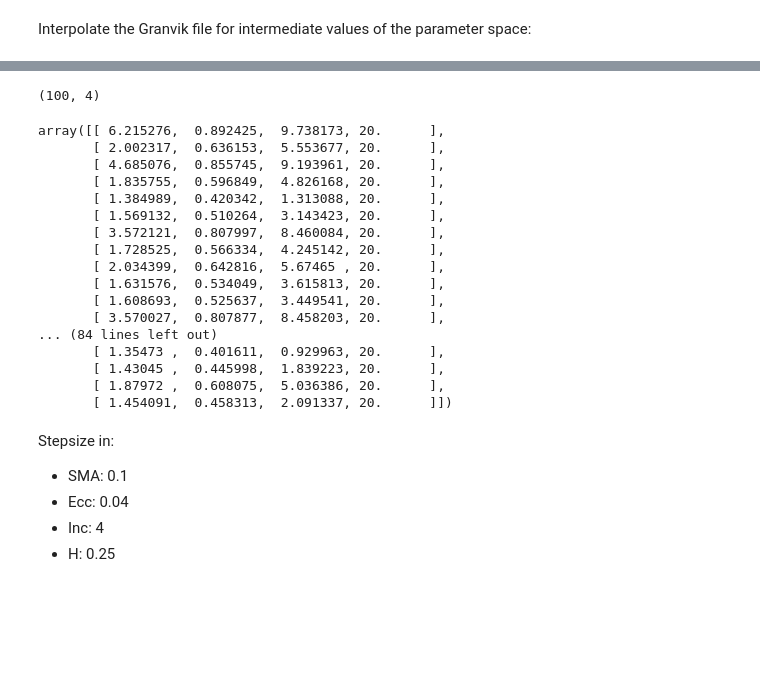
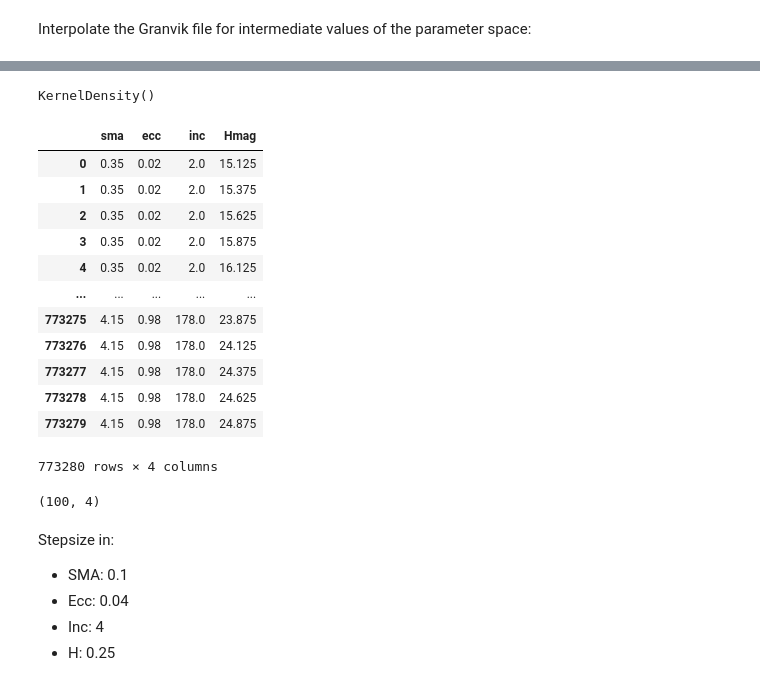
Before and after one commit to ia-chow/Thesis, a Jupyter notebook: speed_radiant_difference/monte_carlo_granvik_model.ipynb, the cells around one changed output, grey strips where cells are left out. Drawn from its saved outputs; the diff is of its cells as text; code cells hidden in the pictures; blank space fills up the shorter version.

```diff
--- a/speed_radiant_difference/monte_carlo_granvik_model.ipynb
+++ b/speed_radiant_difference/monte_carlo_granvik_model.ipynb
@@ -94,7 +95,7 @@ Reading in the `.dat` file for the Granvik model, the directory `granvik-model`
 # defining the granvik columns (could figure out how to get pandas to read this automatically in the dat file that actually has headers
 granvik_columns = ['sma', 'ecc', 'inc', 'Hmag', 'number', 'rel_dnumber',
                    'nu6_prob', '5/2_prob', '2/1_prob', 'HUN_prob', '3/1_prob', 'PHO_prob', 'JFC_prob',
-                   'nu6_sigma', '5/2_sigma', '2/1_sigma', 'HUN_sigma', '3/1_prob', 'PHO_sigma', 'JFC_sigma',
+                   'nu6_sigma', '5/2_sigma', '2/1_sigma', 'HUN_sigma', '3/1_sigma', 'PHO_sigma', 'JFC_sigma',
                    'pv<0.1', '0.1<pv<0.3', 'sig', 'albedo_cat', 'collprob', 'MOID']
 
 # read in the granvik file
@@ -295,3 +285,11 @@ mc_aeihs = np.concatenate((mc_aeis, np.ones((mc_aeis.shape[0], mc_aeis.shape[1],
+# %%
+# escape region probabilities
+er_prob_params = ['nu6_prob', '5/2_prob', '2/1_prob', 'HUN_prob', '3/1_prob', 'PHO_prob', 'JFC_prob']
+er_probs = granvik_model[er_prob_params]
+
+# a, e, i, H values
+granvik_params = ['sma', 'ecc', 'inc', 'Hmag']
+granvik_aeihs = granvik_model[granvik_params]
 # %% [markdown]
 Interpolate the Granvik file for intermediate values of the parameter space:
 # %% [markdown]
@@ -313,8 +299 @@ Get the escape region probabilities and the $a$, $e$, $i$, $H$ values from the G
-# %%
-# escape region probabilities
-er_prob_params = ['nu6_prob', '5/2_prob', '2/1_prob', 'HUN_prob', '3/1_prob', 'PHO_prob', 'JFC_prob']
-er_probs = granvik_model[er_prob_params]
-
-# a, e, i, H values
-granvik_aeihs = granvik_model[['sma', 'ecc', 'inc', 'Hmag']]
 # %%
@@ -349,3 +490,23 @@ for i, event in enumerate(aeihs):
+# %%
+kde_granvik
+# %% [output]
+KernelDensity()
+# %%
+granvik_aeihs
+# %% [output]
+|  | sma | ecc | inc | Hmag |
+| 0 | 0.35 | 0.02 | 2.0 | 15.125 |
+| 1 | 0.35 | 0.02 | 2.0 | 15.375 |
+| 2 | 0.35 | 0.02 | 2.0 | 15.625 |
+| 3 | 0.35 | 0.02 | 2.0 | 15.875 |
+| 4 | 0.35 | 0.02 | 2.0 | 16.125 |
+| ... | ... | ... | ... | ... |
+| 773275 | 4.15 | 0.98 | 178.0 | 23.875 |
+| 773276 | 4.15 | 0.98 | 178.0 | 24.125 |
+| 773277 | 4.15 | 0.98 | 178.0 | 24.375 |
+| 773278 | 4.15 | 0.98 | 178.0 | 24.625 |
+| 773279 | 4.15 | 0.98 | 178.0 | 24.875 |
+773280 rows × 4 columns
 # %%
 for i, event in enumerate(aeihs):
     pool = multiprocessing.Pool(multiprocessing.cpu_count() - 1)  # avoids locking up the CPU by using every core
@@ -353,23 +514,3 @@ for i, event in enumerate(aeihs):
 rb_param_array_single_event = np.asarray(list(tqdm(pool.imap(get_orbital_parameters, state_vector_par_list))))
 # %% [output]
 (100, 4)
-# %%
-aeihs[0]
-# %% [output]
-array([[ 6.215276,  0.892425,  9.738173, 20.      ],
-       [ 2.002317,  0.636153,  5.553677, 20.      ],
-       [ 4.685076,  0.855745,  9.193961, 20.      ],
-       [ 1.835755,  0.596849,  4.826168, 20.      ],
-       [ 1.384989,  0.420342,  1.313088, 20.      ],
-       [ 1.569132,  0.510264,  3.143423, 20.      ],
-       [ 3.572121,  0.807997,  8.460084, 20.      ],
-       [ 1.728525,  0.566334,  4.245142, 20.      ],
-       [ 2.034399,  0.642816,  5.67465 , 20.      ],
-       [ 1.631576,  0.534049,  3.615813, 20.      ],
-       [ 1.608693,  0.525637,  3.449541, 20.      ],
-       [ 3.570027,  0.807877,  8.458203, 20.      ],
-... (84 lines left out)
-       [ 1.35473 ,  0.401611,  0.929963, 20.      ],
-       [ 1.43045 ,  0.445998,  1.839223, 20.      ],
-       [ 1.87972 ,  0.608075,  5.036386, 20.      ],
-       [ 1.454091,  0.458313,  2.091337, 20.      ]])
```
Also changed, not shown: parts of 49 cells of this notebook, 1 other file.
